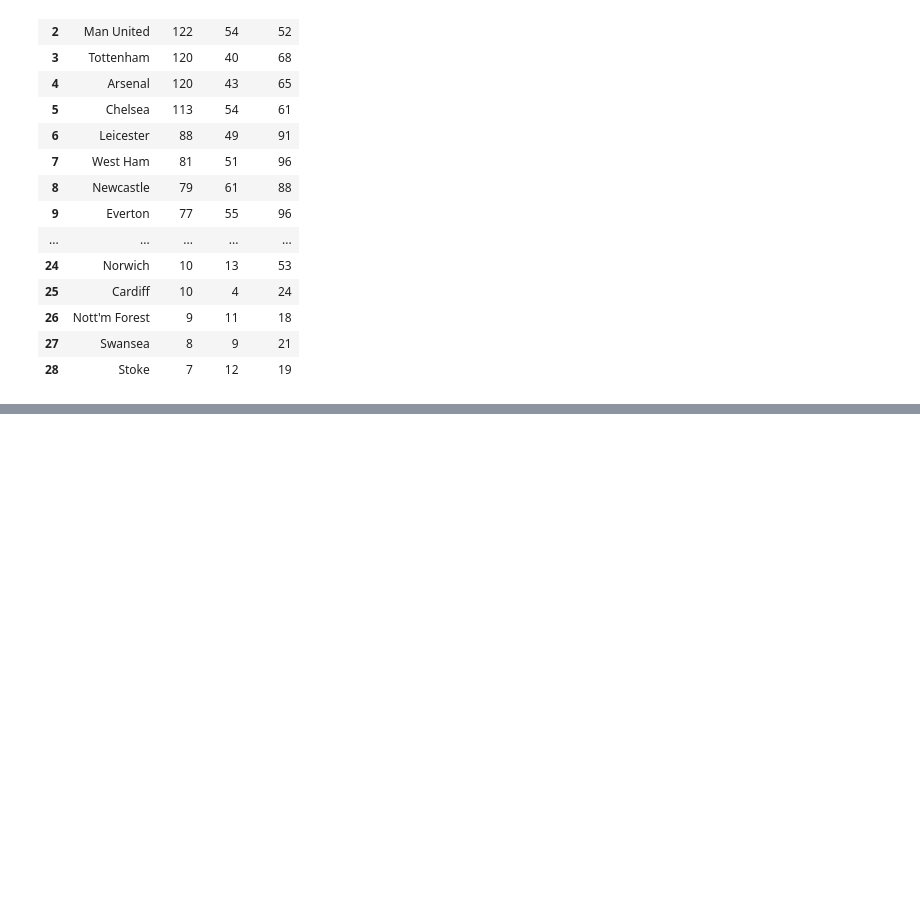
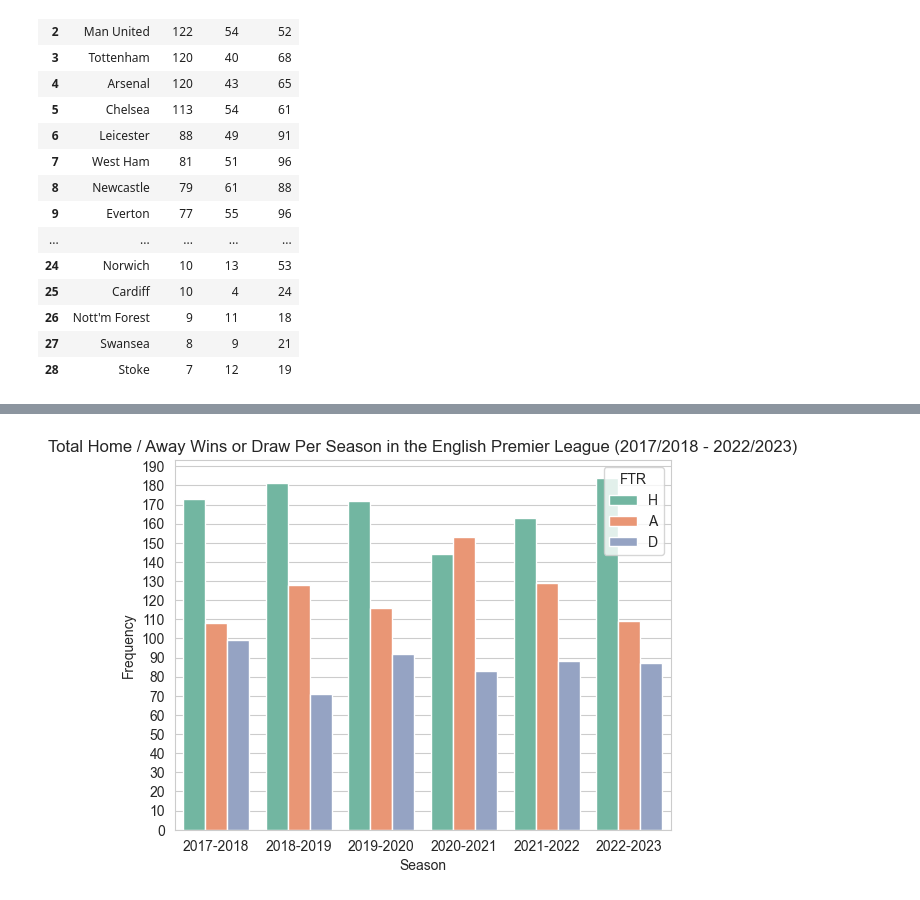
Before and after one commit to mathewsjoyy/Project_Code_Year3, a Jupyter notebook: Code/project.ipynb, the cells around one changed output, grey strips where cells are left out. Saved outputs shown, nothing was run; the diff lists cells and outputs as text; code cells hidden in the pictures; blank space fills up the shorter version.

```diff
--- a/Code/project.ipynb
+++ b/Code/project.ipynb
@@ -296,0 +330,24 @@ team_results.head(50).reset_index(drop=True)
+# %%
+# Find the number of home / away / draw wins by season (as generally home team support will have a positive effect on the home team)
+
+# Create a new data frame with the total home wins and away and draw wins by season
+home_away_wins = match_df.loc[:, ['FTR', 'Season']].groupby(['Season'])["FTR"].value_counts().reset_index()
+# Create a grouped bar chart
+gbar_plot = sns.barplot(
+    x = home_away_wins['Season'],
+    y = home_away_wins['count'],
+    hue = home_away_wins['FTR'],
+    palette = "Set2"
+)
+
+# Change the y ticks so we can see the values better
+gbar_plot.set_yticks(np.arange(0, 200, 10))
+
+# Set the title and axis labels
+gbar_plot.set_title('Total Home / Away Wins or Draw Per Season in the English Premier League (2017/2018 - 2022/2023)')
+gbar_plot.set_ylabel('Frequency')
+
+# Display the plot to the screen
+plt.show()
+# %% [output]
+[figure, added]
```
Also changed, not shown: parts of 5 cells of this notebook.
